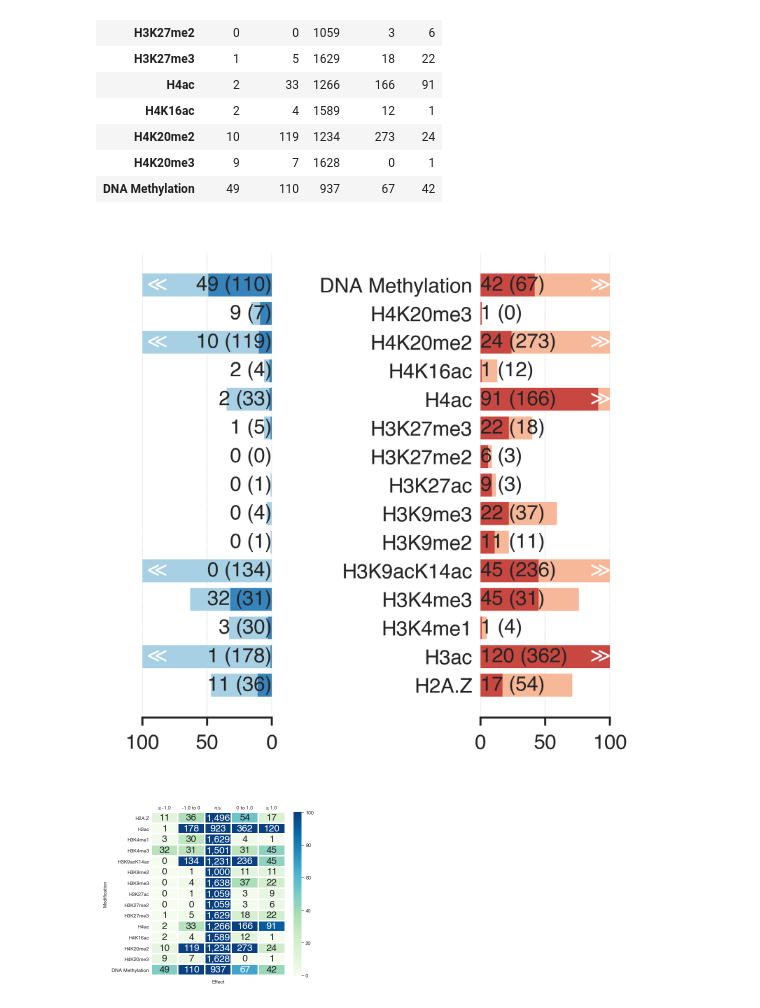
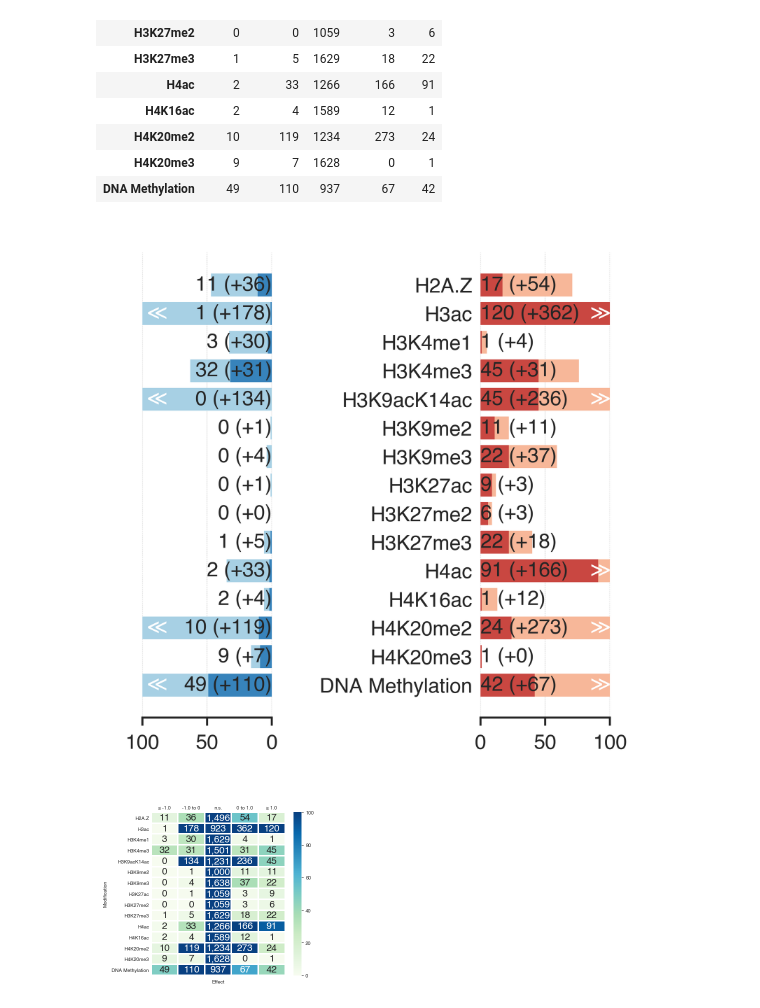
Before and after one commit to lukauskas/publications-lukauskas-2024-marcs, a Jupyter notebook: extra-figures-notebooks/ptm-response/Figure counts.ipynb, the cells around one changed output. Saved outputs shown, nothing was run; the diff lists cells and outputs as text; code cells hidden in the pictures.

Commit message:
more changes to suit the new figures

```diff
--- a/extra-figures-notebooks/ptm-response/Figure counts.ipynb
+++ b/extra-figures-notebooks/ptm-response/Figure counts.ipynb
@@ -163,30 +163,26 @@ ax_right = fig.add_subplot(1, 2, 2, sharey=ax_left)
 
 palette = sns.color_palette('RdBu_r', 5).as_hex()
 
-# ax_left.barh(count_matrix.index, count_matrix['-1.0 to 0'], color=palette[1])
-# ax_left.barh(count_matrix.index, count_matrix['≤ -1.0'],
-#              left=count_matrix['-1.0 to 0'], color=palette[0])
 
-# ax_right.barh(count_matrix.index, count_matrix['0 to 1.0'], color=palette[-2])
-# ax_right.barh(count_matrix.index, count_matrix['≥ 1.0'],
-#               left=count_matrix['0 to 1.0'], color=palette[-1])
+_df = count_matrix.copy()
+_df = _df.iloc[::-1]
 
-ax_left.barh(count_matrix.index, count_matrix['≤ -1.0'], color=palette[0])
-ax_left.barh(count_matrix.index, count_matrix['-1.0 to 0'],
-             left=count_matrix['≤ -1.0'], color=palette[1])
+ax_left.barh(_df.index, _df['≤ -1.0'], color=palette[0])
+ax_left.barh(_df.index, _df['-1.0 to 0'],
+             left=_df['≤ -1.0'], color=palette[1])
 
-ax_right.barh(count_matrix.index, count_matrix['≥ 1.0'], color=palette[-1])
-ax_right.barh(count_matrix.index, count_matrix['0 to 1.0'],
-              left=count_matrix['≥ 1.0'], color=palette[-2])
+ax_right.barh(_df.index, _df['≥ 1.0'], color=palette[-1])
+ax_right.barh(_df.index, _df['0 to 1.0'],
+              left=_df['≥ 1.0'], color=palette[-2])
 
 
 fontsize = 5
-for ix, row in count_matrix.iterrows():
+for ix, row in _df.iterrows():
 
-    ax_right.text(0, ix, '{:,} ({:,})'.format(row['≥ 1.0'], row['0 to 1.0']),
+    ax_right.text(0, ix, '{:,} (+{:,})'.format(row['≥ 1.0'], row['0 to 1.0']),
                   ha='left', va='center',
                   fontsize=fontsize)
-    ax_left.text(0, ix, '{:,} ({:,})'.format(row['≤ -1.0'], row['-1.0 to 0']),
+    ax_left.text(0, ix, '{:,} (+{:,})'.format(row['≤ -1.0'], row['-1.0 to 0']),
                  ha='right', va='center',
                  fontsize=fontsize)
 
@@ -202,34 +198,35 @@ for ix, row in count_matrix.iterrows():
                      color='white',
                      fontsize=fontsize)
 
 
 ax_left.invert_xaxis()
+
 # ax_right.set_xscale('log')
 # ax_left.set_xscale('log')
 
 sns.despine(left=True, right=True, ax=ax_left)
 sns.despine(ax=ax_right, left=True)
 
 for tick in ax_left.yaxis.get_ticklabels():
     tick.set_visible(False)
 
 ax_left.yaxis.set_tick_params(length=0)
 ax_right.yaxis.set_tick_params(length=0)
 
 ax_left.set_xlim([xlim, 0])
 ax_right.set_xlim([0, xlim])
 
 ax_left.yaxis.grid(False)
 ax_right.yaxis.grid(False)
 
 ax_left.set_xticks([0, 50, 100])
 ax_right.set_xticks([0, 50, 100])
 
 plt.tight_layout()
 
 plt.savefig(os.path.join(OUTPUT_DIRECTORY, 'significant-counts-barplots.pdf'), bbox_inches='tight')
 # %% [output]
-[figure, old version]
+[figure, new version]
 # %%
 fig = plt.figure(figsize=(3, 3))
 ax = plt.gca()
```
Also changed, not shown: 1 other file.
